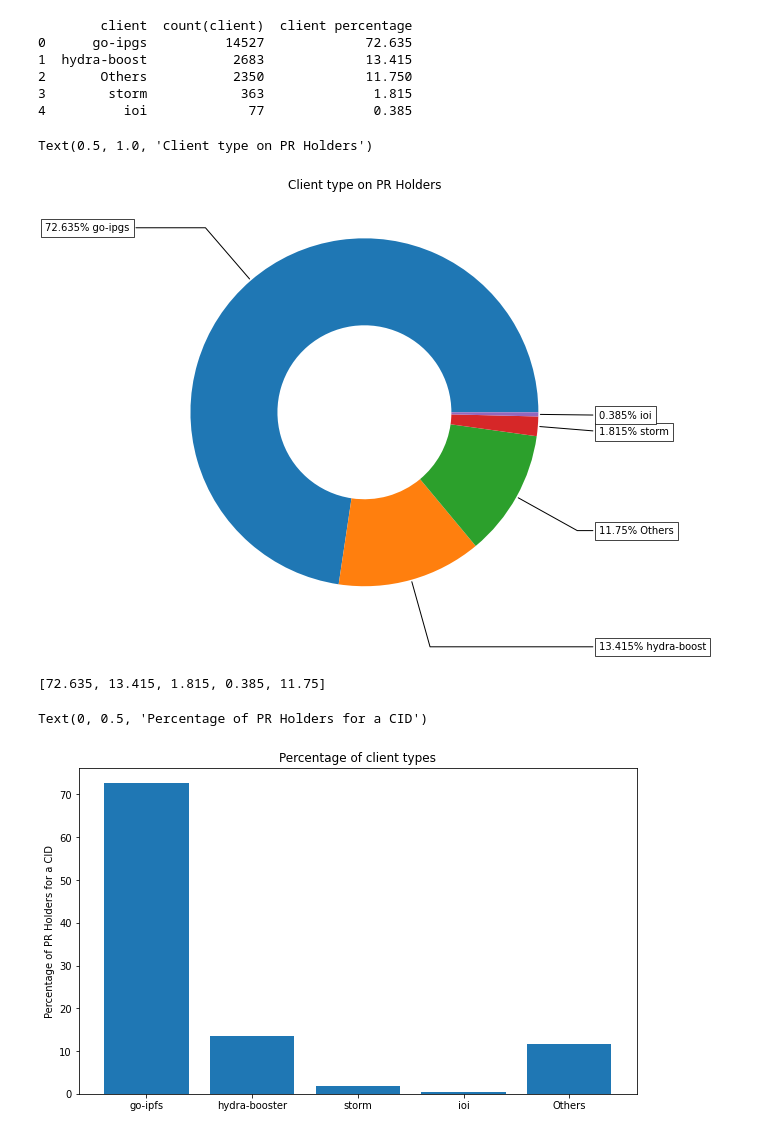
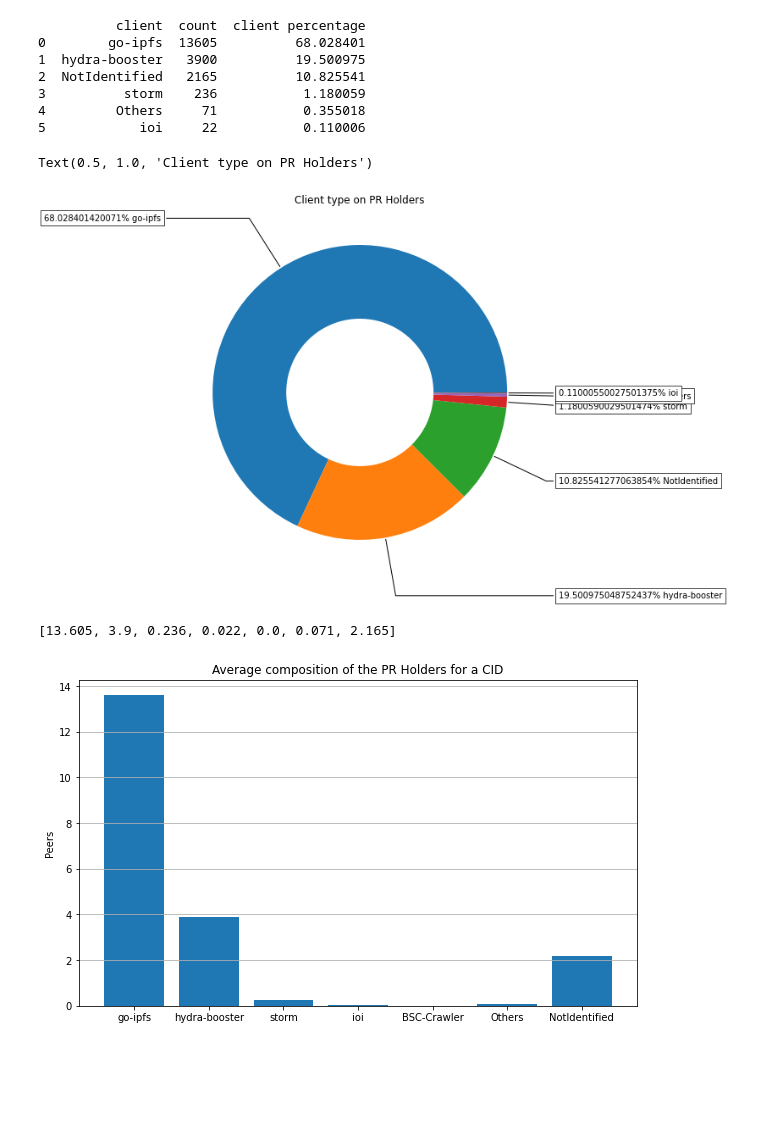
Before and after one commit to cortze/ipfs-cid-hoarder, a Jupyter notebook: analyzer/cid_hoarder_analyzer.ipynb, the cells around one changed output. Cells and saved outputs as stored; diff of their text form; code cells hidden in the pictures; blank space fills up the shorter version.

```diff
--- a/analyzer/cid_hoarder_analyzer.ipynb
+++ b/analyzer/cid_hoarder_analyzer.ipynb
@@ -37,19 +36,40 @@ for i, row in pobj.iterrows():
     agg_array.append(0)
 pobj["aggregation"] = agg_array
 
+
 aggregation = 0
 # get the aggregation of the success ratio
 for i, row in pobj.iterrows():
-    aggregation += row['count(success_att)']
+    aggregation += row['count']
     pobj.at[i,'aggregation'] = aggregation
 
 # get the percentage of success attempts
-pobj["% cids"] = (pobj["aggregation"] * 100) / aggregation
+pobj["% cids"] = pobj["aggregation"] / aggregation
+
+print(pobj)
+
+per_1 = {'smalest_value': 0.0, 'x': 0.0}
+
+for i, row in pobj.iterrows():
+    if row['% cids'] >= 0.01:
+        per_1['smales_value'] = row['% cids']
+        per_1['x'] = row['success_att']
+        break
+
 
 plt.plot(pobj["success_att"],pobj["% cids"])
-plt.title("Successful PR holders from initial ADD_PROVIDE method for generated CIDs")
+plt.title("Successful PR holders from initial ADD_PROVIDE method")
 plt.xlabel("Successful PR holders")
-plt.ylabel(f"% of CIDs (total of {aggregation})")
-plt.hlines(y=[50,90], xmin=pobj.iloc[0]['success_att'], xmax=pobj.iloc[len(pobj)-1]['success_att'], color='r', linestyle='-', label='50%')
+plt.ylabel(f"CDF (total of {aggregation})")
+
+# Lines
+plt.hlines(y=[0.50], xmin=pobj.iloc[0]['success_att'], xmax=pobj.iloc[len(pobj)-1]['success_att'], color='r', linestyle='-', label='50%')
+plt.text(pobj.iloc[len(pobj)-1]['success_att'], 0.525, 'percentile 50', ha='right', va='center', color='r')
+plt.hlines(y=[0.90], xmin=pobj.iloc[0]['success_att'], xmax=pobj.iloc[len(pobj)-1]['success_att'], color='r', linestyle='-', label='50%')
+plt.text(pobj.iloc[0]['success_att']-0.1, 0.925, 'percentile 90', ha='left', va='center', color='r')
+
+plt.vlines(x=per_1['x'], ymin=0, ymax=1, linestyle='--', color='b')
+plt.text(per_1['x']+0.1, 1, '1%', ha='left', va='center', color='b')
+
 plt.grid()
 # %% [output]
@@ -150,46 +437,47 @@ pobj = pd.read_sql_query("select client, count(client) from peer_info group by c
 
 total = 0
 for i, c in pobj.iterrows():
-    total += c["count(client)"]
+    total += c["count"]
 
 # get the percentage of each client
-pobj["client percentage"] = (pobj["count(client)"] * 100) / total
+pobj["client percentage"] = (pobj["count"] * 100) / total
 print(pobj)
 
 # compose labels
 labels = []
 for i, row in pobj.iterrows():
     r = f'{row["client percentage"]}% {row["client"]}'
     labels.append(r)
 
 fig, ax = plt.subplots(figsize=(12, 8), subplot_kw=dict(aspect="equal"))
 wedges, texts = ax.pie(pobj['client percentage'], wedgeprops=dict(width=0.5))#, startangle=-40)
 
 # Generate the text boxes with the legend and percentajes
 bbox_props = dict(boxstyle="square,pad=0.4", fc="w", ec="k", lw=0.72)
 kw = dict(arrowprops=dict(arrowstyle="-"),
           bbox=bbox_props, zorder=0, va="center")
 
 for i, p in enumerate(wedges):
     ang = (p.theta2 - p.theta1)/2. + p.theta1
     y = np.sin(np.deg2rad(ang))
     x = np.cos(np.deg2rad(ang))
     horizontalalignment = {-1: "right", 1: "left"}[int(np.sign(x))]
     connectionstyle = "angle,angleA=0,angleB={}".format(ang)
     kw["arrowprops"].update({"connectionstyle": connectionstyle})
     ax.annotate(labels[i], xy=(x, y), xytext=(1.35*np.sign(x), 1.4*y),
                 horizontalalignment=horizontalalignment, **kw)
 
 ax.set_title("Client type on PR Holders")
 # %% [output]
-        client  count(client)  client percentage
-0      go-ipgs          14527             72.635
-1  hydra-boost           2683             13.415
-2       Others           2350             11.750
-3        storm            363              1.815
-4          ioi             77              0.385
+          client  count  client percentage
+0        go-ipfs  13605          68.028401
+1  hydra-booster   3900          19.500975
+2  NotIdentified   2165          10.825541
+3          storm    236           1.180059
+4         Others     71           0.355018
+5            ioi     22           0.110006
 Text(0.5, 1.0, 'Client type on PR Holders')
-[figure, old version]
+[figure, new version]
 # %%
 # Get number of Hyda boosters as PR Holders
 
@@ -198,27 +486,29 @@ cids = pd.read_sql_query("select id, cid_hash from cid_info", db_con)
 # get the client type distribution for each of the cids
 aggregations = []
 for i, row in cids.iterrows():
-    client_dist = {"go-ipgs": 0.0, "hydra-boost": 0.0, "storm": 0.0, "ioi": 0.0, "Others": 0.0}
+    client_dist = {"go-ipfs": 0.0, "hydra-booster": 0.0, "storm": 0.0, "ioi": 0.0, "BSC-Crawler": 0.0 ,"Others": 0.0, "NotIdentified": 0.0}
     c = pd.read_sql_query(f'select client, count(client) from peer_info where cid={row["id"]} group by client order by client', db_con)
 
     tot = 0
     for i, r in c.iterrows():
-        tot += r["count(client)"]
+        tot += r["count"]
 
     for i, r in c.iterrows():
-        client_dist[r["client"]] = (r["count(client)"] * 100) / tot
+        client_dist[r["client"]] = r["count"] # (r["count(client)"] * 100) / tot
 
     agg = []
-    agg.append(client_dist["go-ipgs"])
-    agg.append(client_dist["hydra-boost"])
+    agg.append(client_dist["go-ipfs"])
+    agg.append(client_dist["hydra-booster"])
     agg.append(client_dist["storm"])
     agg.append(client_dist["ioi"])
+    agg.append(client_dist["BSC-Crawler"])
     agg.append(client_dist["Others"])
+    agg.append(client_dist["NotIdentified"])
 
     aggregations.append(agg)
 
 # Get avg of the client_dist
-aggts = np.array([0.0, 0.0, 0.0, 0.0, 0.0])
+aggts = np.array([0.0, 0.0, 0.0, 0.0, 0.0, 0.0, 0.0])
 for item in aggregations:
     aggts += np.array(item)
 
@@ -228,11 +518,11 @@ for item in aggts:
 
 print(avgs)
 
-l = ["go-ipfs", "hydra-booster", "storm", "ioi", "Others"]
+l = ["go-ipfs", "hydra-booster", "storm", "ioi", "BSC-Crawler", "Others", "NotIdentified"]
 plt.bar(l, avgs)
-plt.title("Percentage of client types")
-plt.ylabel("Percentage of PR Holders for a CID") # TODO: hardcoded to 30 mins
+plt.title("Average composition of the PR Holders for a CID")
+plt.ylabel("Peers") # TODO: hardcoded to 30 mins
+plt.grid(axis='y')
 # %% [output]
-[72.635, 13.415, 1.815, 0.385, 11.75]
+[13.605, 3.9, 0.236, 0.022, 0.0, 0.071, 2.165]
-Text(0, 0.5, 'Percentage of PR Holders for a CID')
-[figure, old version]
+[figure, new version]
```
Also changed, not shown: parts of 12 cells of this notebook.
